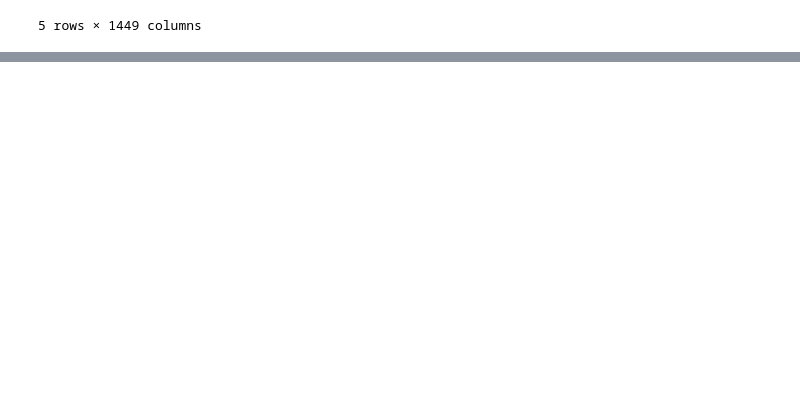
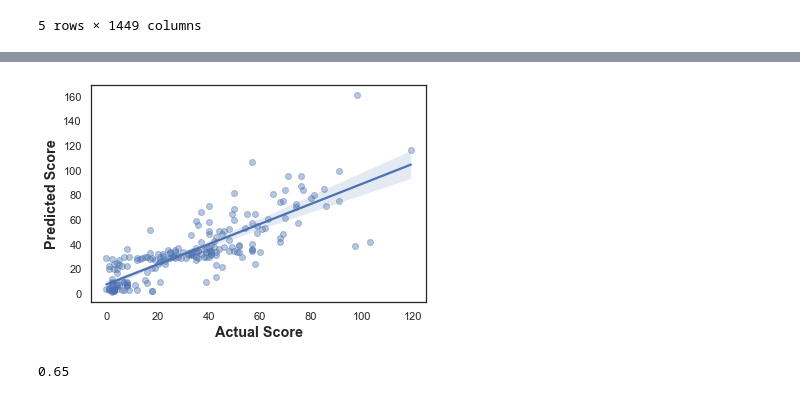
Before and after one commit to malumisa/test, a Jupyter notebook: Machine_Learning_.ipynb, the cells around one changed output, grey strips where cells are left out. Saved outputs shown, nothing was run; the diff lists cells and outputs as text; code cells hidden in the pictures; blank space fills up the shorter version.

```diff
--- a/Machine_Learning_.ipynb
+++ b/Machine_Learning_.ipynb
@@ -116,0 +755,10 @@ Loss: -11732769.0, Accuracy: 0.7056074738502502
+# %%
+y_pred = pd.DataFrame(y_pred, columns = sum_)
+# %%
+y_test.reset_index(inplace = True)
+# %%
+y_pred['sum_score'] = y_pred[sum_].sum(axis = 1)
+y_test['sum_score'] = y_test[sum_].sum(axis = 1)
+# %%
+Y_test_final = y_test['sum_score'].tolist()
+Y_Pred_final = y_pred['sum_score'].tolist()
@@ -116,0 +773,18 @@ Loss: -11732769.0, Accuracy: 0.7056074738502502
+# %%
+sns.set(color_codes=True)
+sns.set_style("white")
+ax = sns.regplot(Y_test_final, Y_Pred_final, scatter_kws={'alpha':0.4})
+ax.set_xlabel('Actual Score', fontsize='large', fontweight='bold')
+ax.set_ylabel('Predicted Score', fontsize='large', fontweight='bold')
+
+
+
+plt.show()
+# %% [output]
+[figure, added]
+# %%
+from sklearn.metrics import r2_score
+
+round(r2_score(Y_Pred_final, Y_test_final), 2)
+# %% [output]
+0.65
```
Also changed, not shown: parts of 56 cells of this notebook.
